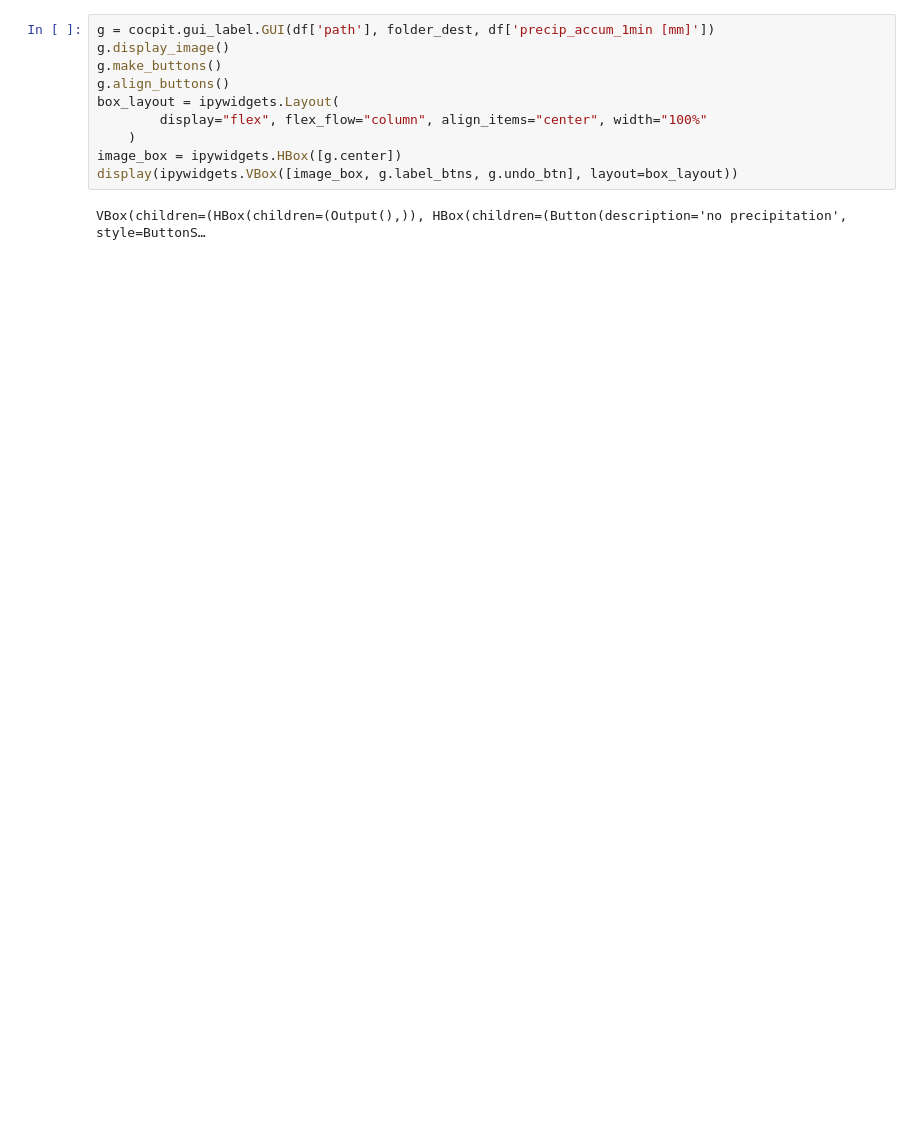
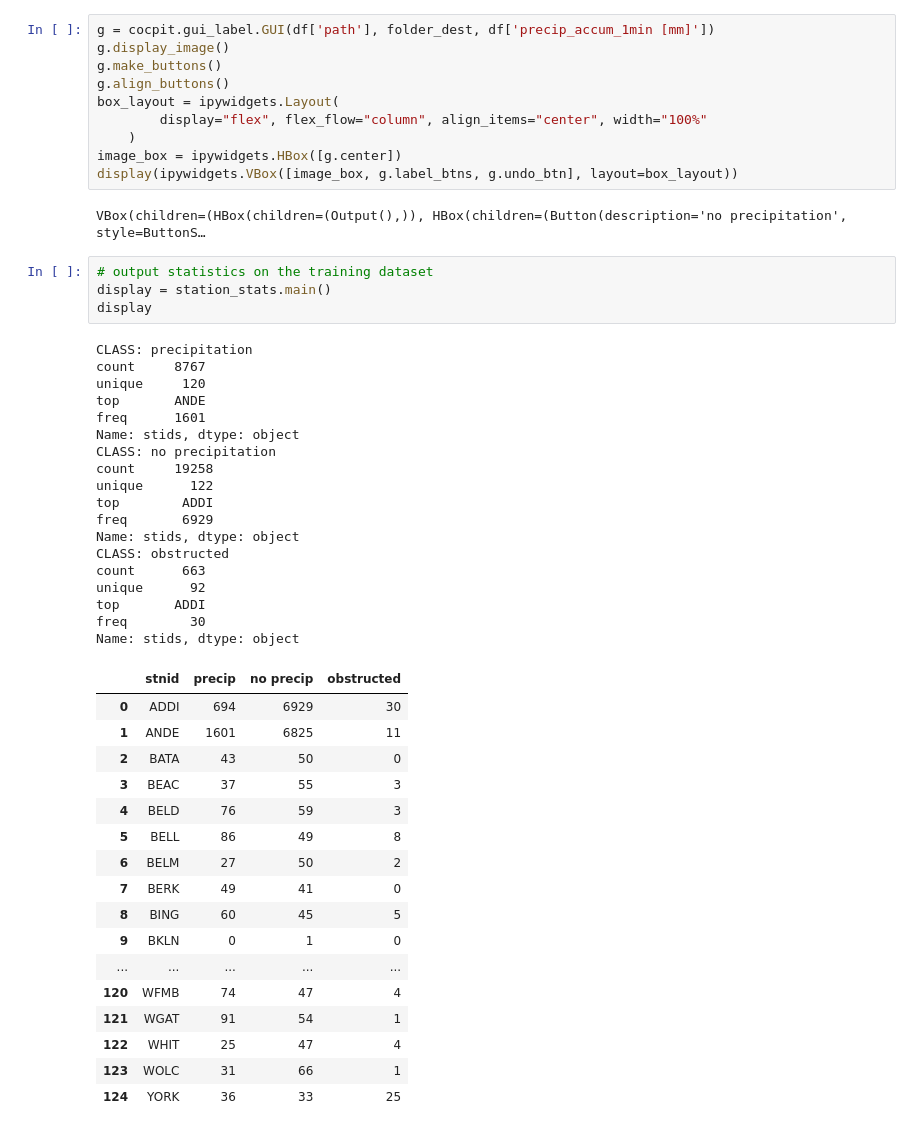
Before and after one commit to vprzybylo/ai2es, a Jupyter notebook: notebooks/label.ipynb, the cells around one changed output. Drawn from its saved outputs; the diff is of its cells as text; blank space fills up the shorter version.

```diff
--- a/notebooks/label.ipynb
+++ b/notebooks/label.ipynb
@@ -35,3 +35,43 @@ image_box = ipywidgets.HBox([g.center])
 display(ipywidgets.VBox([image_box, g.label_btns, g.undo_btn], layout=box_layout))
 # %% [output]
 VBox(children=(HBox(children=(Output(),)), HBox(children=(Button(description='no precipitation', style=ButtonS…
+# %%
+# output statistics on the training dataset
+display = station_stats.main()
+display
+# %% [output]
+CLASS: precipitation
+count     8767
+unique     120
+top       ANDE
+freq      1601
+Name: stids, dtype: object
+CLASS: no precipitation
+count     19258
+unique      122
+top        ADDI
+freq       6929
+Name: stids, dtype: object
+CLASS: obstructed
+count      663
+unique      92
+top       ADDI
+freq        30
+Name: stids, dtype: object
+|  | stnid | precip | no precip | obstructed |
+| 0 | ADDI | 694 | 6929 | 30 |
+| 1 | ANDE | 1601 | 6825 | 11 |
+| 2 | BATA | 43 | 50 | 0 |
+| 3 | BEAC | 37 | 55 | 3 |
+| 4 | BELD | 76 | 59 | 3 |
+| 5 | BELL | 86 | 49 | 8 |
+| 6 | BELM | 27 | 50 | 2 |
+| 7 | BERK | 49 | 41 | 0 |
+| 8 | BING | 60 | 45 | 5 |
+| 9 | BKLN | 0 | 1 | 0 |
+| ... | ... | ... | ... | ... |
+| 120 | WFMB | 74 | 47 | 4 |
+| 121 | WGAT | 91 | 54 | 1 |
+| 122 | WHIT | 25 | 47 | 4 |
+| 123 | WOLC | 31 | 66 | 1 |
+| 124 | YORK | 36 | 33 | 25 |
```
Also changed, not shown: parts of 2 cells of this notebook, 1 other file.
